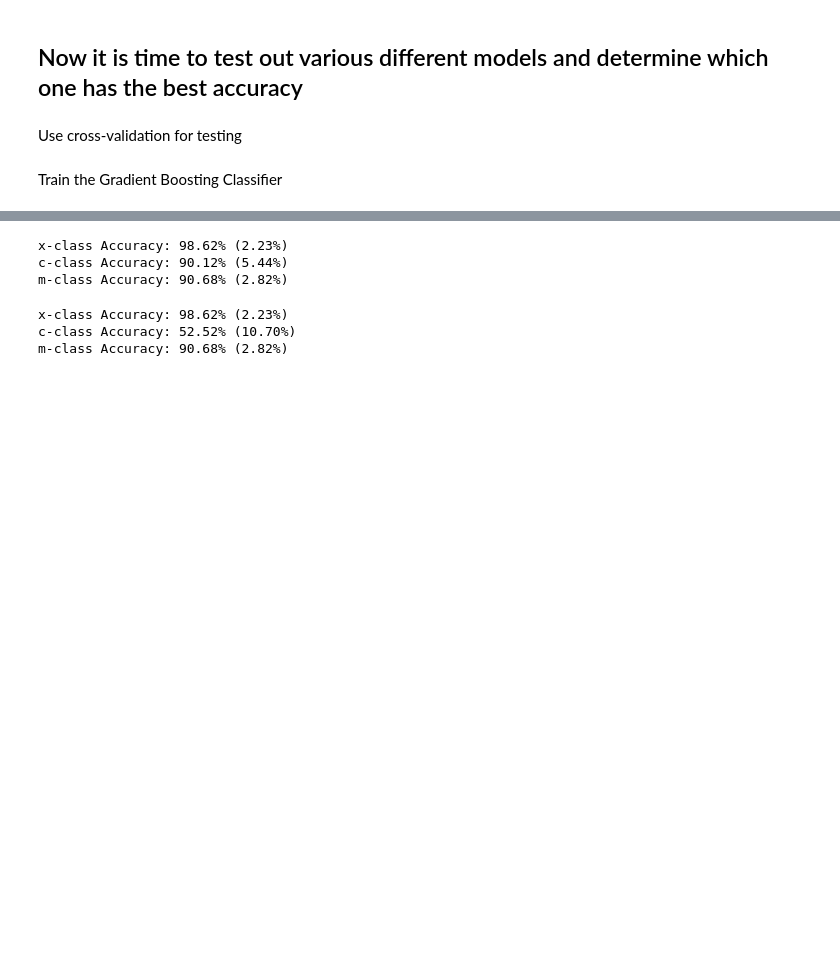
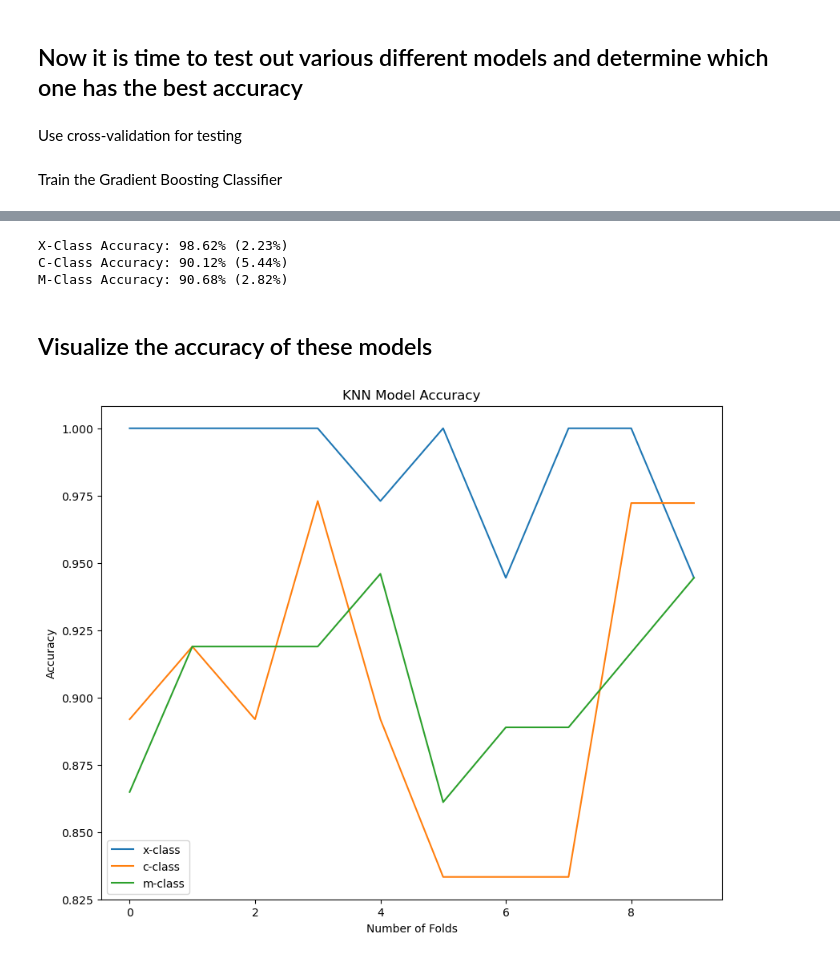
Before and after one commit to ddalton-swe/flare-prediction-project, a Jupyter notebook: SolarFlare_Analysis.ipynb, the cells around one changed output, grey strips where cells are left out. Cells and saved outputs as stored; diff of their text form; code cells hidden in the pictures; blank space fills up the shorter version.

```diff
--- a/SolarFlare_Analysis.ipynb
+++ b/SolarFlare_Analysis.ipynb
@@ -289,32 +290,31 @@ def knn_model(df, class_name, k=5):
-# %%
-knn_model(normalized_df, 'x-class')
-knn_model(normalized_df, 'c-class')
-knn_model(normalized_df, 'm-class')
-# %% [output]
-x-class Accuracy: 98.62% (2.23%)
-c-class Accuracy: 90.12% (5.44%)
-m-class Accuracy: 90.68% (2.82%)
-# %%
-# K Nearest Neighbors Model for the given class
-def knn_model(df, class_name, k=5):
-
-    X = df.drop([class_name], axis=1)
-    y = df[class_name]
-
-    mdl = KNeighborsClassifier(n_neighbors=k)
-
-    # Find accuracy using cross validation, same as GBC above
-    kfold = KFold(n_splits=10, random_state=1, shuffle=True)
-    results = cross_val_score(mdl, X, y, cv=kfold)
-
-    print(class_name + " Accuracy: %.2f%% (%.2f%%)" % (results.mean() * 100, results.std() * 100))
-
-    #return mdl.fit(X, y)
-# %%
-knn_model(df, 'x-class')
-knn_model(df, 'c-class')
-knn_model(df, 'm-class')
-# %% [output]
-x-class Accuracy: 98.62% (2.23%)
-c-class Accuracy: 52.52% (10.70%)
-m-class Accuracy: 90.68% (2.82%)
+# %%
+# Store the accuracy of each model
+x_class_accuracy_knn = knn_model(normalized_df, 'x-class')
+c_class_accuracy_knn = knn_model(normalized_df, 'c-class')
+m_class_accuracy_knn = knn_model(normalized_df, 'm-class')
+
+print("X-Class Accuracy: %.2f%% (%.2f%%)" % (x_class_accuracy_knn.mean()*100, x_class_accuracy_knn.std()*100))
+print("C-Class Accuracy: %.2f%% (%.2f%%)" % (c_class_accuracy_knn.mean()*100, c_class_accuracy_knn.std()*100))
+print("M-Class Accuracy: %.2f%% (%.2f%%)" % (m_class_accuracy_knn.mean()*100, m_class_accuracy_knn.std()*100))
+# %% [output]
+X-Class Accuracy: 98.62% (2.23%)
+C-Class Accuracy: 90.12% (5.44%)
+M-Class Accuracy: 90.68% (2.82%)
+# %% [markdown]
+## Visualize the accuracy of these models
+# %%
+# Visualization of x_class_accuracy_knn, c_class_accuracy_knn, and m_class_accuracy_knn
+def plot_accuracy():
+    plt.figure(figsize=(10, 8))
+    plt.plot(x_class_accuracy_knn, label='x-class')
+    plt.plot(c_class_accuracy_knn, label='c-class')
+    plt.plot(m_class_accuracy_knn, label='m-class')
+    plt.title('KNN Model Accuracy')
+    plt.xlabel('Number of Folds')
+    plt.ylabel('Accuracy')
+    plt.legend()
+    plt.show()
+
+plot_accuracy()
+# %% [output]
+[figure, added]
```
Also changed, not shown: parts of 6 cells of this notebook.
